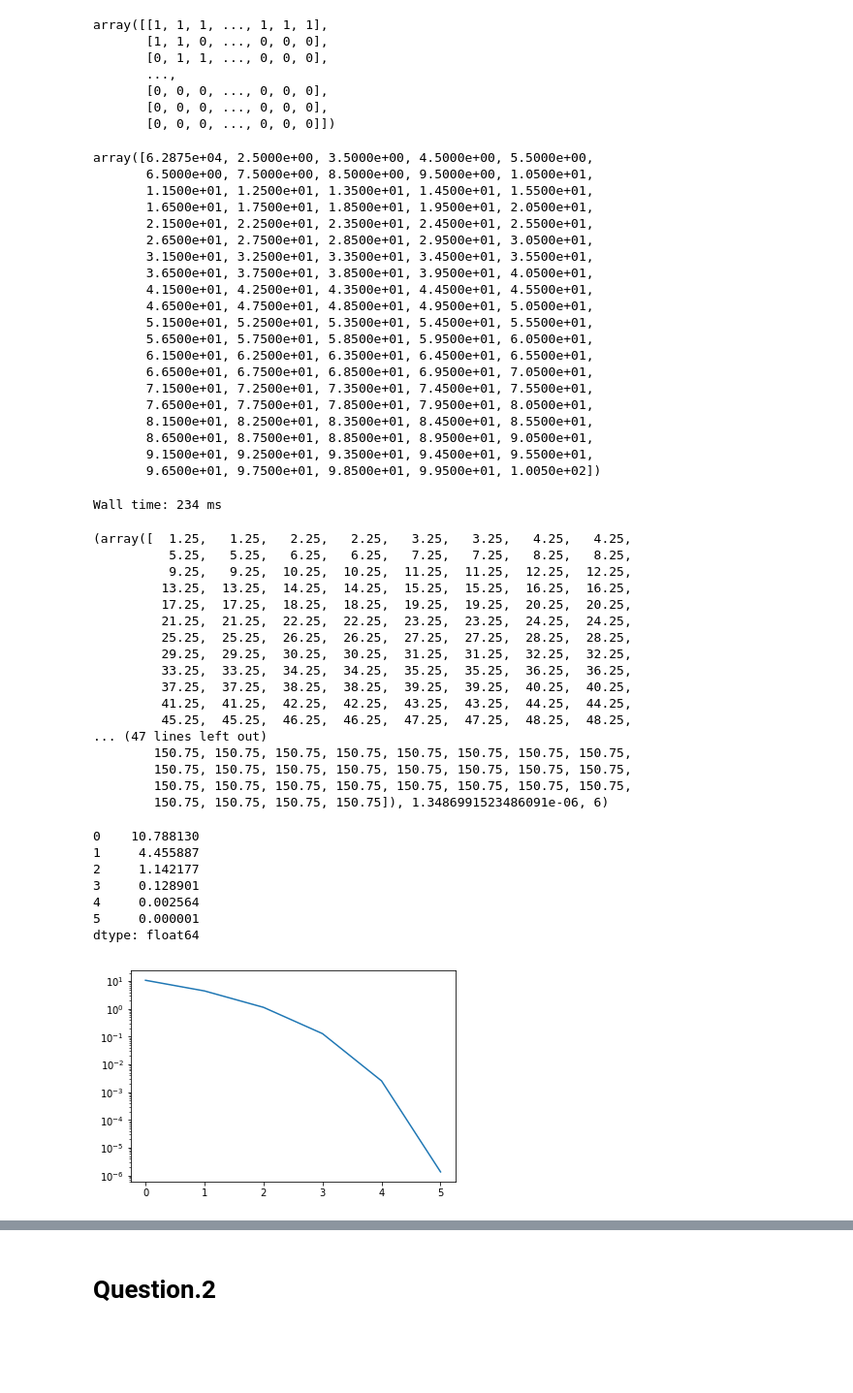
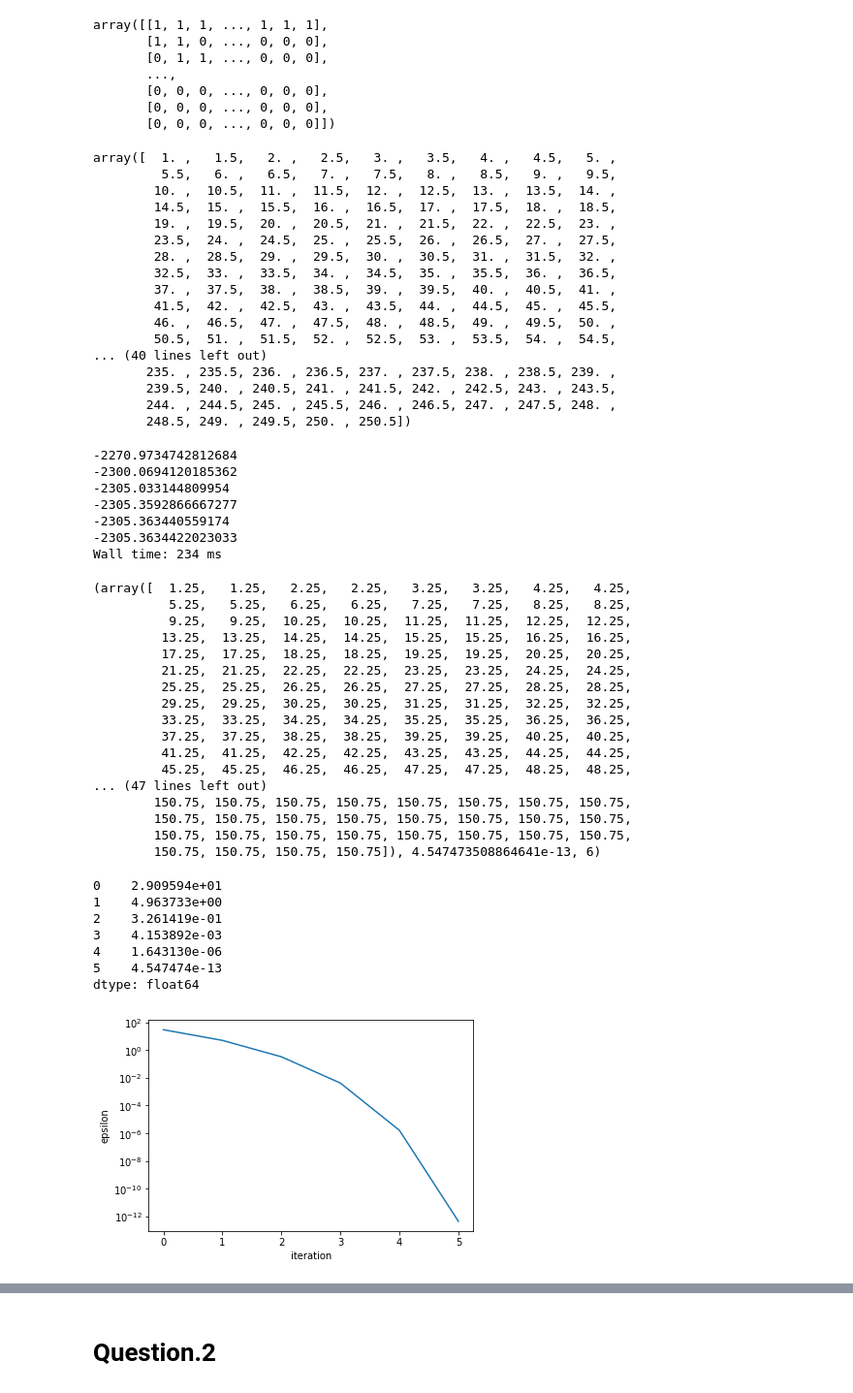
Before and after one commit to jjusuf/MTH-9842, a Jupyter notebook: HW4/9842HW4_GroupL.ipynb, the cells around one changed output, grey strips where cells are left out. Shown at 97% size. Drawn from its saved outputs; the diff is of its cells as text; code cells hidden in the pictures; blank space fills up the shorter version.

```diff
--- a/HW4/9842HW4_GroupL.ipynb
+++ b/HW4/9842HW4_GroupL.ipynb
@@ -472,33 +553,35 @@ array([[1, 1, 1, ..., 1, 1, 1],
 x0 = np.array([0.5*i+1 for i in range(500)])
 # %%
 x0
-A @ x0
 # %% [output]
-array([6.2875e+04, 2.5000e+00, 3.5000e+00, 4.5000e+00, 5.5000e+00,
-       6.5000e+00, 7.5000e+00, 8.5000e+00, 9.5000e+00, 1.0500e+01,
-       1.1500e+01, 1.2500e+01, 1.3500e+01, 1.4500e+01, 1.5500e+01,
-       1.6500e+01, 1.7500e+01, 1.8500e+01, 1.9500e+01, 2.0500e+01,
-       2.1500e+01, 2.2500e+01, 2.3500e+01, 2.4500e+01, 2.5500e+01,
-       2.6500e+01, 2.7500e+01, 2.8500e+01, 2.9500e+01, 3.0500e+01,
-       3.1500e+01, 3.2500e+01, 3.3500e+01, 3.4500e+01, 3.5500e+01,
-       3.6500e+01, 3.7500e+01, 3.8500e+01, 3.9500e+01, 4.0500e+01,
-       4.1500e+01, 4.2500e+01, 4.3500e+01, 4.4500e+01, 4.5500e+01,
-       4.6500e+01, 4.7500e+01, 4.8500e+01, 4.9500e+01, 5.0500e+01,
-       5.1500e+01, 5.2500e+01, 5.3500e+01, 5.4500e+01, 5.5500e+01,
-       5.6500e+01, 5.7500e+01, 5.8500e+01, 5.9500e+01, 6.0500e+01,
-       6.1500e+01, 6.2500e+01, 6.3500e+01, 6.4500e+01, 6.5500e+01,
-       6.6500e+01, 6.7500e+01, 6.8500e+01, 6.9500e+01, 7.0500e+01,
-       7.1500e+01, 7.2500e+01, 7.3500e+01, 7.4500e+01, 7.5500e+01,
-       7.6500e+01, 7.7500e+01, 7.8500e+01, 7.9500e+01, 8.0500e+01,
-       8.1500e+01, 8.2500e+01, 8.3500e+01, 8.4500e+01, 8.5500e+01,
-       8.6500e+01, 8.7500e+01, 8.8500e+01, 8.9500e+01, 9.0500e+01,
-       9.1500e+01, 9.2500e+01, 9.3500e+01, 9.4500e+01, 9.5500e+01,
-       9.6500e+01, 9.7500e+01, 9.8500e+01, 9.9500e+01, 1.0050e+02])
+array([  1. ,   1.5,   2. ,   2.5,   3. ,   3.5,   4. ,   4.5,   5. ,
+         5.5,   6. ,   6.5,   7. ,   7.5,   8. ,   8.5,   9. ,   9.5,
+        10. ,  10.5,  11. ,  11.5,  12. ,  12.5,  13. ,  13.5,  14. ,
+        14.5,  15. ,  15.5,  16. ,  16.5,  17. ,  17.5,  18. ,  18.5,
+        19. ,  19.5,  20. ,  20.5,  21. ,  21.5,  22. ,  22.5,  23. ,
+        23.5,  24. ,  24.5,  25. ,  25.5,  26. ,  26.5,  27. ,  27.5,
+        28. ,  28.5,  29. ,  29.5,  30. ,  30.5,  31. ,  31.5,  32. ,
+        32.5,  33. ,  33.5,  34. ,  34.5,  35. ,  35.5,  36. ,  36.5,
+        37. ,  37.5,  38. ,  38.5,  39. ,  39.5,  40. ,  40.5,  41. ,
+        41.5,  42. ,  42.5,  43. ,  43.5,  44. ,  44.5,  45. ,  45.5,
+        46. ,  46.5,  47. ,  47.5,  48. ,  48.5,  49. ,  49.5,  50. ,
+        50.5,  51. ,  51.5,  52. ,  52.5,  53. ,  53.5,  54. ,  54.5,
+... (40 lines left out)
+       235. , 235.5, 236. , 236.5, 237. , 237.5, 238. , 238.5, 239. ,
+       239.5, 240. , 240.5, 241. , 241.5, 242. , 242.5, 243. , 243.5,
+       244. , 244.5, 245. , 245.5, 246. , 246.5, 247. , 247.5, 248. ,
+       248.5, 249. , 249.5, 250. , 250.5])
 # %%
 %%time
-#res=NewtonMethod_acp(A, x0, a, b, tol)
-NewtonMethod_acp_new_decrement(A, x0, alpha, beta, tol)
+#res=NewtonMethod(A, x0, a, b, tol)
+NewtonMethod(A, x0, alpha, beta, tol)
 # %% [output]
+-2270.9734742812684
+-2300.0694120185362
+-2305.033144809954
+-2305.3592866667277
+-2305.363440559174
+-2305.3634422023033
 Wall time: 234 ms
 (array([  1.25,   1.25,   2.25,   2.25,   3.25,   3.25,   4.25,   4.25,
           5.25,   5.25,   6.25,   6.25,   7.25,   7.25,   8.25,   8.25,
@@ -516,17 +599,19 @@ Wall time: 234 ms
         150.75, 150.75, 150.75, 150.75, 150.75, 150.75, 150.75, 150.75,
         150.75, 150.75, 150.75, 150.75, 150.75, 150.75, 150.75, 150.75,
         150.75, 150.75, 150.75, 150.75, 150.75, 150.75, 150.75, 150.75,
-        150.75, 150.75, 150.75, 150.75]), 1.3486991523486091e-06, 6)
+        150.75, 150.75, 150.75, 150.75]), 4.547473508864641e-13, 6)
 # %%
 ts=pd.Series(epsilon_hist)
-ts.plot(logy=True)
+plt=ts.plot(logy=True)
+plt.set_xlabel('iteration')
+plt.set_ylabel('epsilon')
 ts
 # %% [output]
-0    10.788130
-1     4.455887
-2     1.142177
-3     0.128901
-4     0.002564
-5     0.000001
+0    2.909594e+01
+1    4.963733e+00
+2    3.261419e-01
+3    4.153892e-03
+4    1.643130e-06
+5    4.547474e-13
 dtype: float64
-[figure, old version]
+[figure, new version]
```
Also changed, not shown: parts of 25 cells of this notebook.
